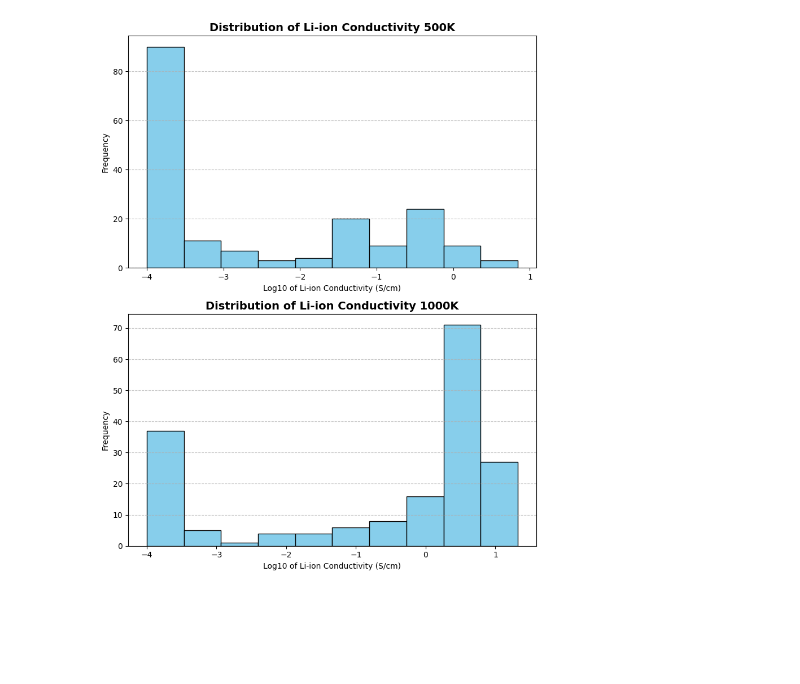
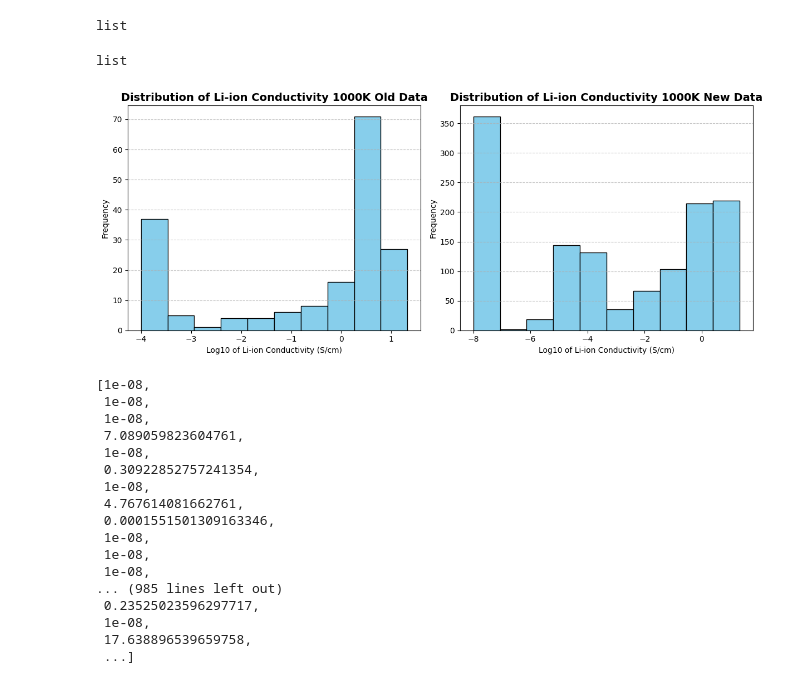
Before and after one commit to volyachka/LiCondEquivariantModel, a Jupyter notebook: src/distribution_conductivity.ipynb, the cells around one changed output. Saved outputs shown, nothing was run; the diff lists cells and outputs as text; code cells hidden in the pictures; blank space fills up the shorter version.

```diff
--- a/src/distribution_conductivity.ipynb
+++ b/src/distribution_conductivity.ipynb
@@ -25 +68,11 @@ Cache path set to "./cache". To change, set PFP_CACHE environment variable.
+# %%
+root_folders = ["/mnt/hdd/maevskiy/SuperionicToy-runs/mp-sevennet/v0-2025-02-19",
+                "/mnt/hdd/maevskiy/SuperionicToy-runs/mp-sevennet/v0-2025-02-20",
+                "/mnt/hdd/maevskiy/SuperionicToy-runs/mp-sevennet/v0-2025-02-21"]
+# %%
+cond_1000_new_data, elements_new_data = find_extended_sevennet_conductivity(root_folders)
+# %%
+type(cond_1000_new_data)
+# %% [output]
+list
 # %%
@@ -26,34 +81,58 @@ Cache path set to "./cache". To change, set PFP_CACHE environment variable.
 df = pd.read_csv('../data/sevennet_slopes.csv')
 df['v1_Li_slope'] = df['v1_Li_slope'].clip(lower=1e-4)
 # %%
-cond_500 = df[df['temperature'] == 500]['v1_Li_slope'].to_list()
-cond_1000 = df[df['temperature'] == 1000]['v1_Li_slope'].to_list()
+cond_1000_old_data = df[df['temperature'] == 1000]['v1_Li_slope'].to_list()
+# %%
+type(cond_1000_old_data)
+# %% [output]
+list
 # %%
 import numpy as np
 import matplotlib.pyplot as plt
 
 
 # Создаем холст с двумя подграфиками (в две строки и одну колонку)
-fig, axes = plt.subplots(2, 1, figsize=(8, 10))  # 2 строки, 1 колонка
+fig, axes = plt.subplots(1, 2, figsize=(12, 5))  # 2 строки, 1 колонка
 
-# Первый график
-axes[0].hist(np.log10(cond_500), bins=10, color='skyblue', edgecolor='black')
-axes[0].set_title("Distribution of Li-ion Conductivity 500K", fontsize=14, fontweight='bold')
+# Второй график
+axes[0].hist(np.log10(cond_1000_old_data), bins=10, color='skyblue', edgecolor='black')
+axes[0].set_title("Distribution of Li-ion Conductivity 1000K Old Data", fontsize=14, fontweight='bold')
 axes[0].set_xlabel("Log10 of Li-ion Conductivity (S/cm)")
 axes[0].set_ylabel("Frequency")
 axes[0].grid(axis='y', linestyle='--', alpha=0.7)
 
-# Второй график
-axes[1].hist(np.log10(cond_1000), bins=10, color='skyblue', edgecolor='black')
-axes[1].set_title("Distribution of Li-ion Conductivity 1000K", fontsize=14, fontweight='bold')
+# Первый график
+axes[1].hist(np.log10(cond_1000_new_data), bins=10, color='skyblue', edgecolor='black')
+axes[1].set_title("Distribution of Li-ion Conductivity 1000K New Data", fontsize=14, fontweight='bold')
 axes[1].set_xlabel("Log10 of Li-ion Conductivity (S/cm)")
 axes[1].set_ylabel("Frequency")
 axes[1].grid(axis='y', linestyle='--', alpha=0.7)
+
 
 # Подгоняем макет, чтобы графики не накладывались
 plt.tight_layout()
 
 # Показываем графики
 plt.show()
 # %% [output]
-[figure, old version]
+[figure, new version]
+# %%
+cond_1000_new_data
+# %% [output]
+[1e-08,
+ 1e-08,
+ 1e-08,
+ 7.089059823604761,
+ 1e-08,
+ 0.30922852757241354,
+ 1e-08,
+ 4.767614081662761,
+ 0.0001551501309163346,
+ 1e-08,
+ 1e-08,
+ 1e-08,
+... (985 lines left out)
+ 0.23525023596297717,
+ 1e-08,
+ 17.638896539659758,
+ ...]
```
Also changed, not shown: parts of 7 cells of this notebook, 22 other files.
